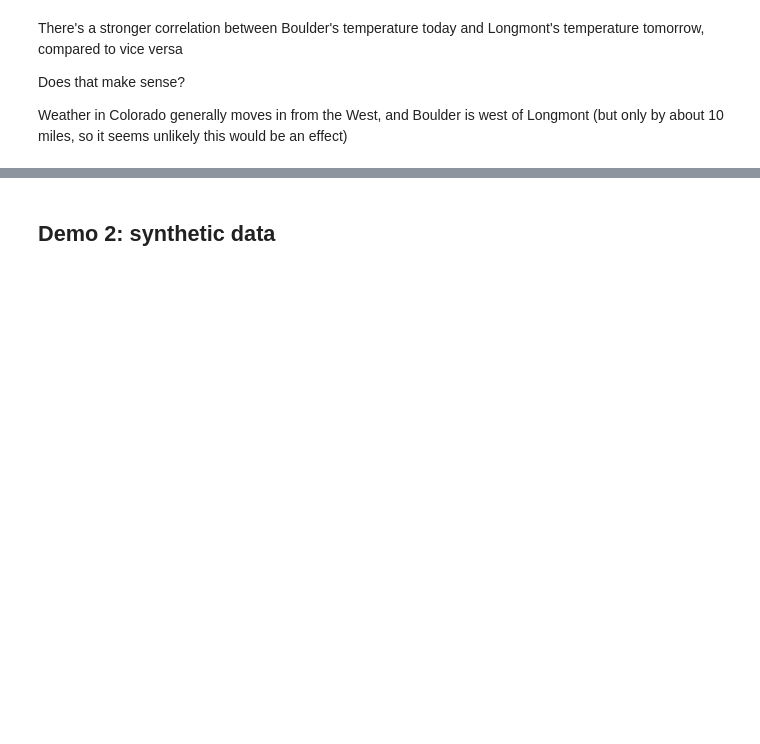
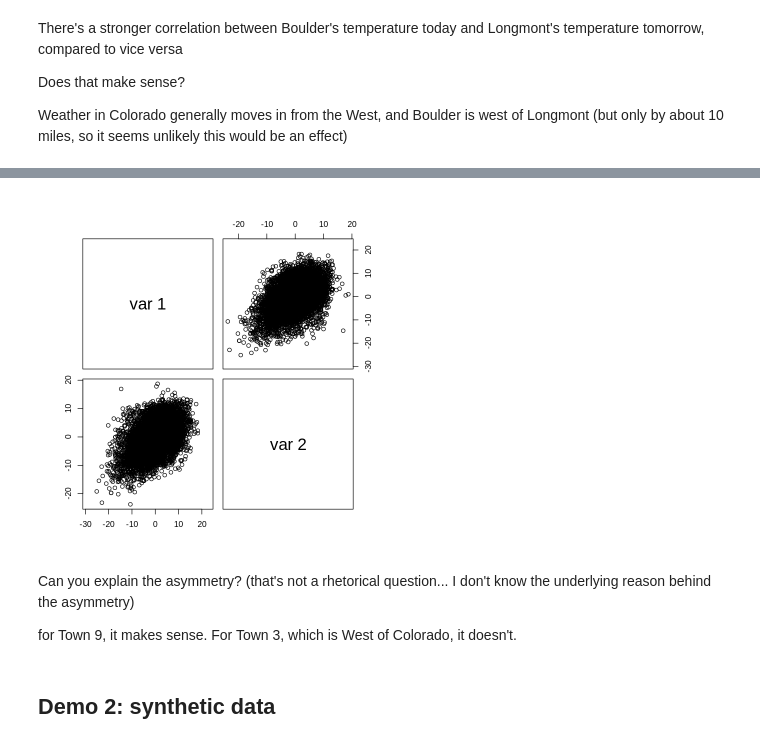
Before and after one commit to stephenbeckr/time-series-class, a Jupyter notebook: Demos/TimeSeries_MultivariateDemo.ipynb, the cells around one changed output, grey strips where cells are left out. Cells and saved outputs as stored; diff of their text form; code cells hidden in the pictures; blank space fills up the shorter version.

```diff
--- a/Demos/TimeSeries_MultivariateDemo.ipynb
+++ b/Demos/TimeSeries_MultivariateDemo.ipynb
@@ -148,3 +168,11 @@ Weather in Colorado generally moves in from the West, and Boulder is west of Lon
+# %%
+pairs( cbind(TNR[,BLDR], TNR[,TOWN]) )
+# %% [output]
+[figure, added]
+# %% [markdown]
+Can you explain the asymmetry?  (that's not a rhetorical question... I don't know the underlying reason behind the asymmetry)
+
+for Town 9, it makes sense. For Town 3, which is West of Colorado, it doesn't.
 # %% [markdown]
 ## Demo 2: synthetic data
 # %%
```
Also changed, not shown: parts of 3 cells of this notebook.
